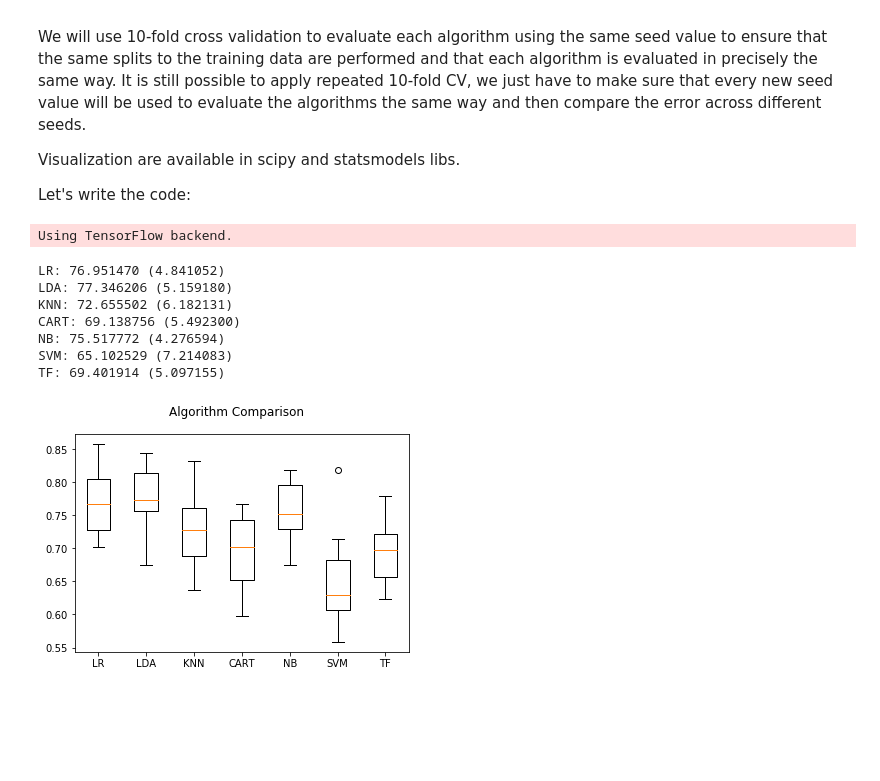
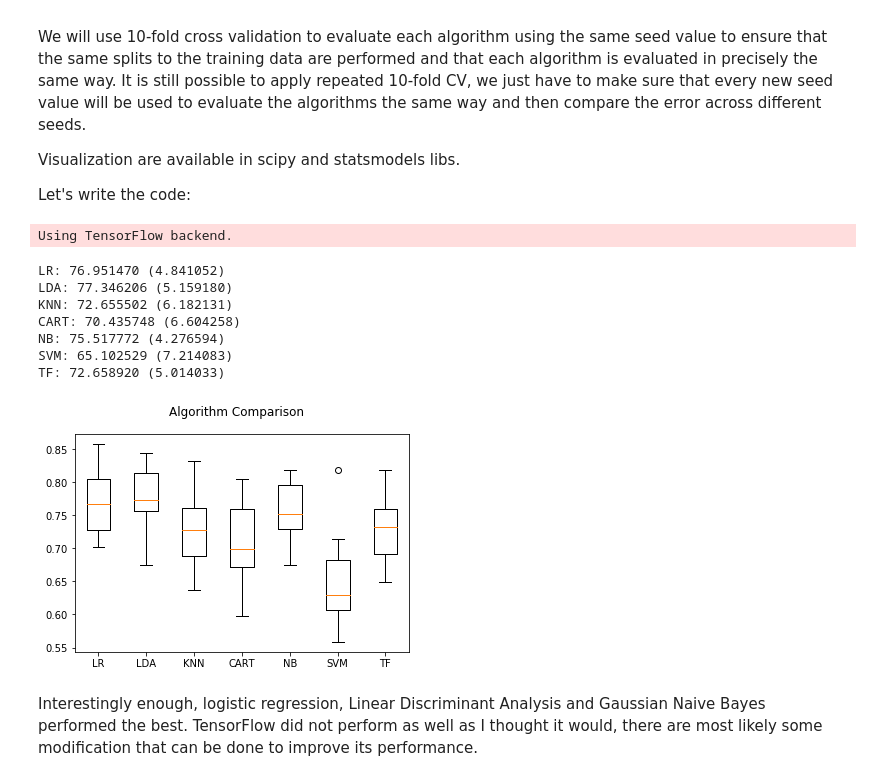
Before and after one commit to JayThibs/python-machine-learning-examples, a Jupyter notebook: Comparing Machine Learning Algorithms in Python with scikit-learn.ipynb, the cells around one changed output. Saved outputs shown, nothing was run; the diff lists cells and outputs as text; code cells hidden in the pictures; blank space fills up the shorter version.

Commit message:
Finished comparing models

```diff
--- a/Comparing Machine Learning Algorithms in Python with scikit-learn.ipynb
+++ b/Comparing Machine Learning Algorithms in Python with scikit-learn.ipynb
@@ -100,34 +100,36 @@ def create_model():
     # Compile model
     model.compile(loss='binary_crossentropy', optimizer='adam', metrics=['accuracy'])
     return model
 
-models.append(('TF', KerasClassifier(build_fn=create_model, nb_epoch=100, batch_size=5, verbose=0)))
+models.append(('TF', KerasClassifier(build_fn=create_model, epochs=100, batch_size=5, verbose=0)))
 # evaluate each model in turn
 results = []
 names = []
 scoring = 'accuracy'
 for name, model in models:
     kfold = model_selection.KFold(n_splits=10, random_state=seed)
     cv_results = model_selection.cross_val_score(model, X, Y, cv=kfold, scoring=scoring)
     results.append(cv_results)
     names.append(name)
     msg = "%s: %f (%f)" % (name, cv_results.mean()*100, cv_results.std()*100)
     print(msg)
 
 # boxplot algorithm comparison
 fig = plt.figure()
 fig.suptitle('Algorithm Comparison')
 ax = fig.add_subplot(111)
 plt.boxplot(results)
 ax.set_xticklabels(names)
 plt.show()
 # %% [output]
 Using TensorFlow backend.
 LR: 76.951470 (4.841052)
 LDA: 77.346206 (5.159180)
 KNN: 72.655502 (6.182131)
-CART: 69.138756 (5.492300)
+CART: 70.435748 (6.604258)
 NB: 75.517772 (4.276594)
 SVM: 65.102529 (7.214083)
-TF: 69.401914 (5.097155)
+TF: 72.658920 (5.014033)
-[figure, old version]
+[figure, new version]
+# %% [markdown]
+Interestingly enough, logistic regression, Linear Discriminant Analysis and Gaussian Naive Bayes performed the best. TensorFlow did not perform as well as I thought it would, there are most likely some modification that can be done to improve its performance.
```
